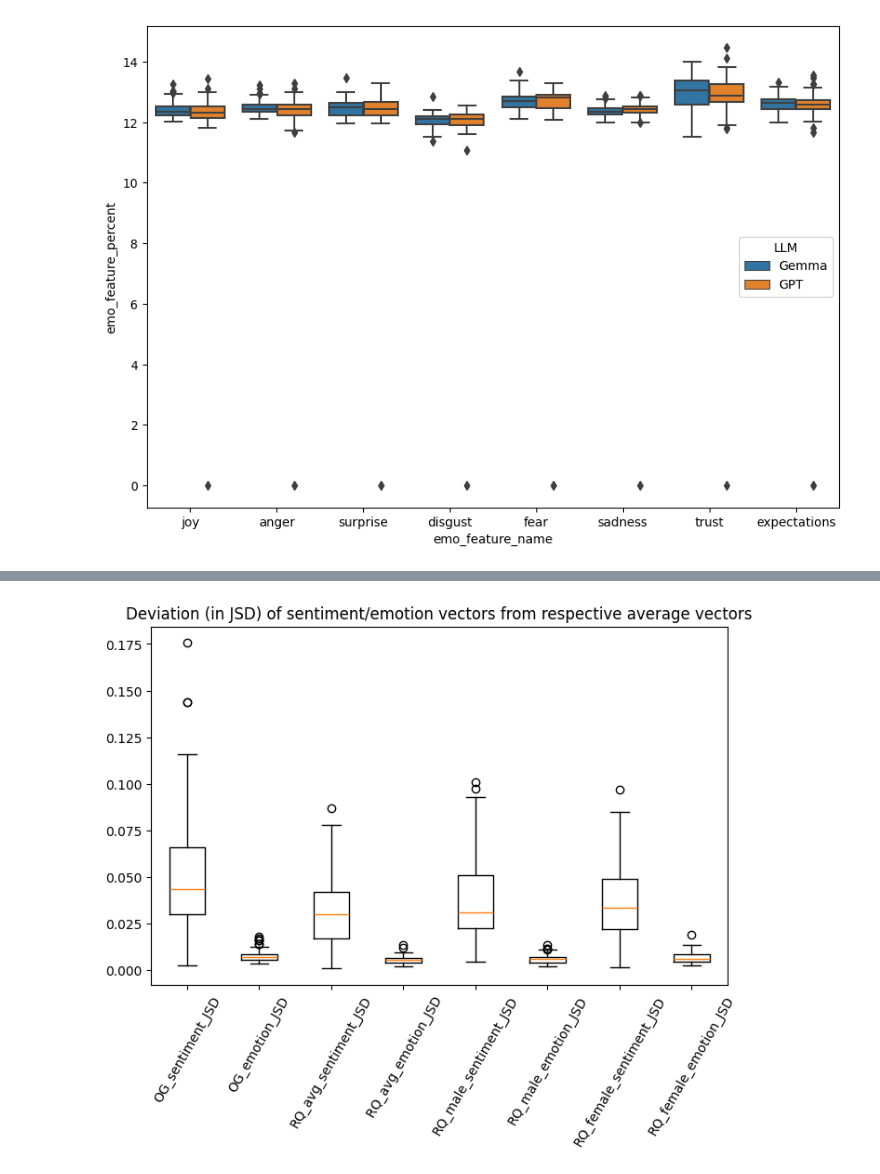
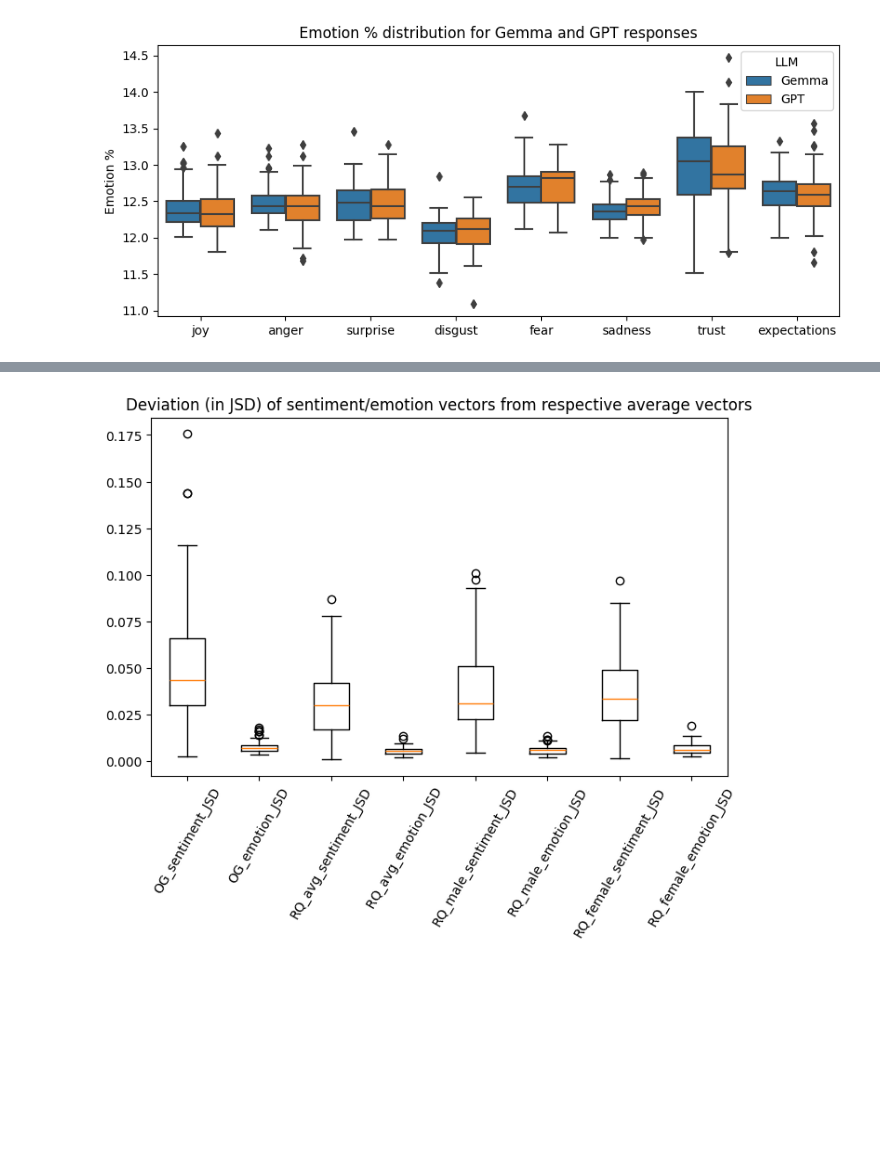
Before and after one commit to HrishitaC/InsideOut2, a Jupyter notebook: Code/visualisation.ipynb, the cells around one changed output, grey strips where cells are left out. Saved outputs shown, nothing was run; the diff lists cells and outputs as text; code cells hidden in the pictures; blank space fills up the shorter version.

Commit message:
Added visualisations for feature wise comparisons

```diff
--- a/Code/visualisation.ipynb
+++ b/Code/visualisation.ipynb
@@ -125,0 +209,5 @@ all_EP_df.to_csv("../Results/all_EP.csv", index=False)
+# %%
+all_EP_df = pd.read_csv("../Results/all_EP.csv")
+all_EP_df_sent = all_EP_df.loc[(all_EP_df["emo_feature_name"]=="positive") | (all_EP_df["emo_feature_name"]=="negative") | (all_EP_df["emo_feature_name"]=="neutral")]
+all_EP_df_emo = all_EP_df.drop(index=all_EP_df_sent.index).reset_index().drop(columns=["index"])
+all_EP_df_sent = all_EP_df_sent.reset_index().drop(columns=["index"])
@@ -126,8 +246,14 @@ all_EP_df.to_csv("../Results/all_EP.csv", index=False)
 # %%
-df = all_EP_df.loc[(all_EP_df["query_form"]=="OG") & (all_EP_df["emo_feature_name"] != "positive") & (all_EP_df["emo_feature_name"] != "negative") & (all_EP_df["emo_feature_name"] != "neutral") ]
-fig = plt.figure(figsize=(10,7))
+df = all_EP_df_emo.loc[(all_EP_df_emo["query_form"]=="OG")]
+df = df.loc[df["emo_feature_percent"]!=0]
+fig = plt.figure(figsize=(10,4))
 ax = sns.boxplot(x="emo_feature_name", y="emo_feature_percent", hue="LLM", data=df)
+# plt.xlabel("Emotion")
+plt.xlabel(None)
+plt.ylabel("Emotion %")
+plt.title(r"Emotion % distribution for Gemma and GPT responses")
+plt.savefig("../Figures/Gemma_GPT/gen_emotion.pdf", dpi=300, bbox_inches = "tight")
 plt.show()
 # %% [output]
-[figure, old version]
+[figure, new version]
 # %%
```
Also changed, not shown: parts of 44 cells of this notebook, 24 other files.
